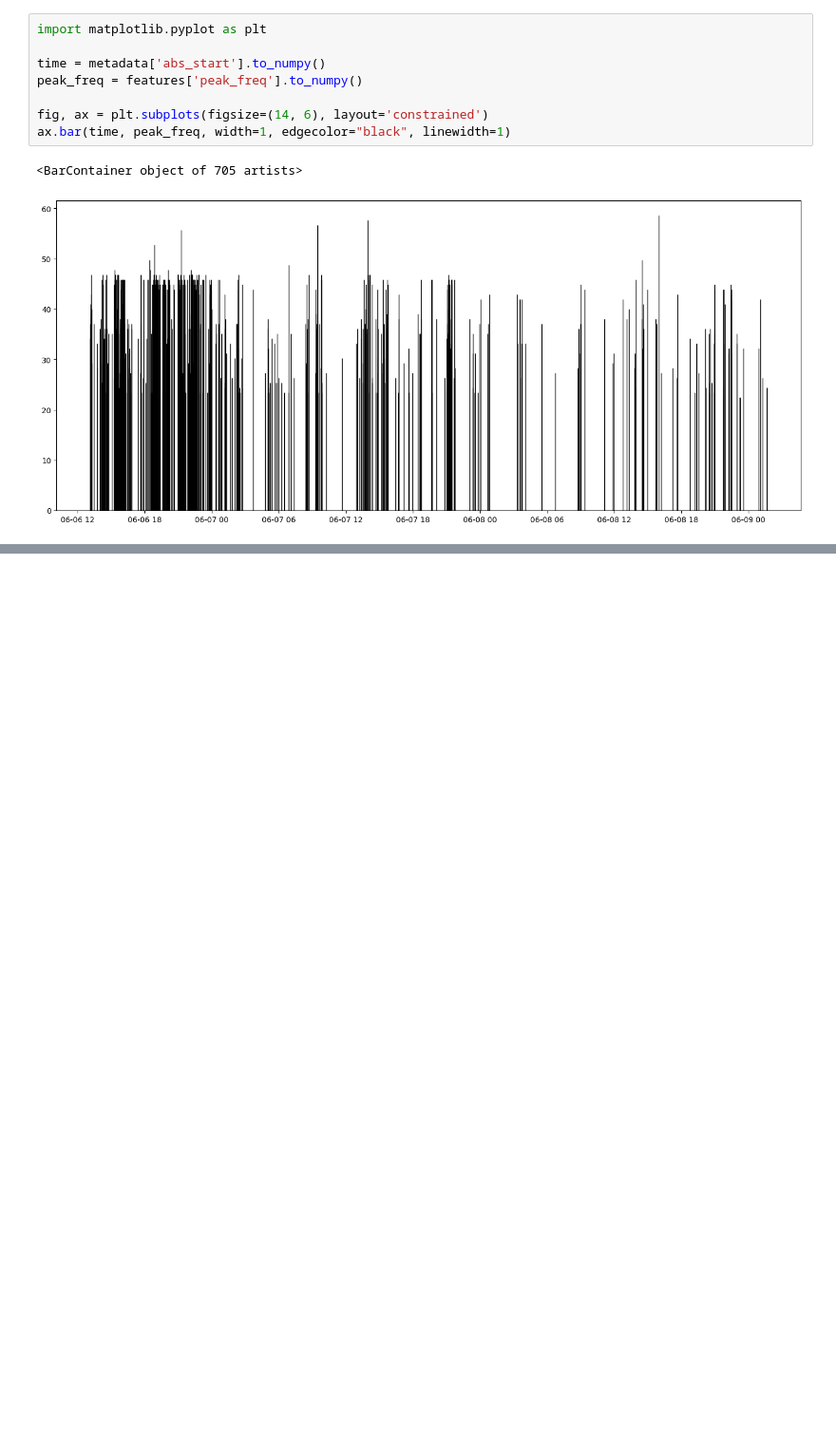
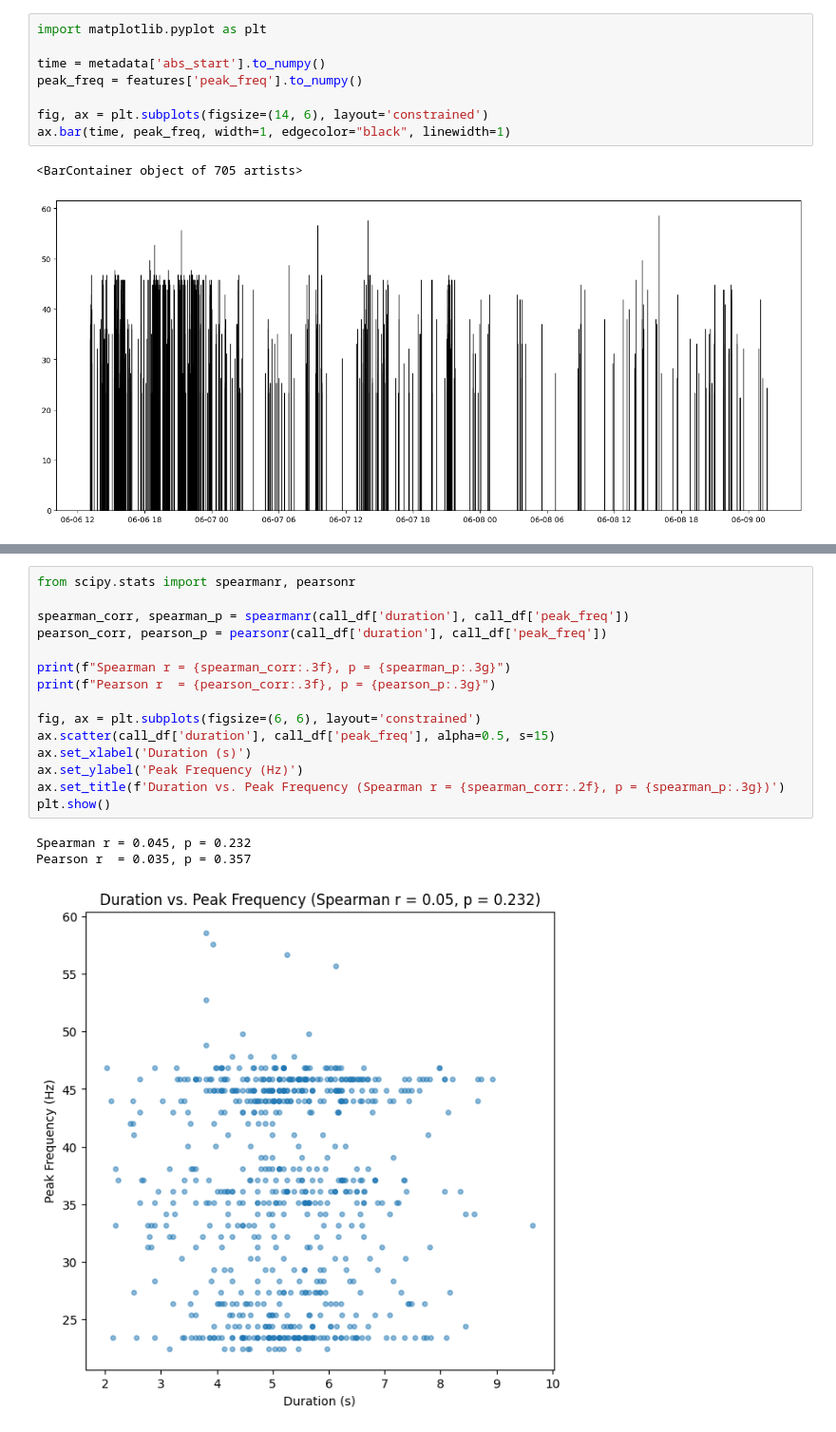
Before and after one commit to gb0808/Arden_acousticAnalysis, a Jupyter notebook: features_over_time.ipynb, the cells around one changed output, grey strips where cells are left out. Shown at 95% size. Drawn from its saved outputs; the diff is of its cells as text; blank space fills up the shorter version.

```diff
--- a/features_over_time.ipynb
+++ b/features_over_time.ipynb
@@ -69,0 +118,19 @@ ax.bar(time, peak_freq, width=1, edgecolor="black", linewidth=1)
+# %%
+from scipy.stats import spearmanr, pearsonr
+
+spearman_corr, spearman_p = spearmanr(call_df['duration'], call_df['peak_freq'])
+pearson_corr, pearson_p = pearsonr(call_df['duration'], call_df['peak_freq'])
+
+print(f"Spearman r = {spearman_corr:.3f}, p = {spearman_p:.3g}")
+print(f"Pearson r  = {pearson_corr:.3f}, p = {pearson_p:.3g}")
+
+fig, ax = plt.subplots(figsize=(6, 6), layout='constrained')
+ax.scatter(call_df['duration'], call_df['peak_freq'], alpha=0.5, s=15)
+ax.set_xlabel('Duration (s)')
+ax.set_ylabel('Peak Frequency (Hz)')
+ax.set_title(f'Duration vs. Peak Frequency (Spearman r = {spearman_corr:.2f}, p = {spearman_p:.3g})')
+plt.show()
+# %% [output]
+Spearman r = 0.045, p = 0.232
+Pearson r  = 0.035, p = 0.357
+[figure, added]
```
Also changed, not shown: parts of 6 cells of this notebook, 1 other file.
